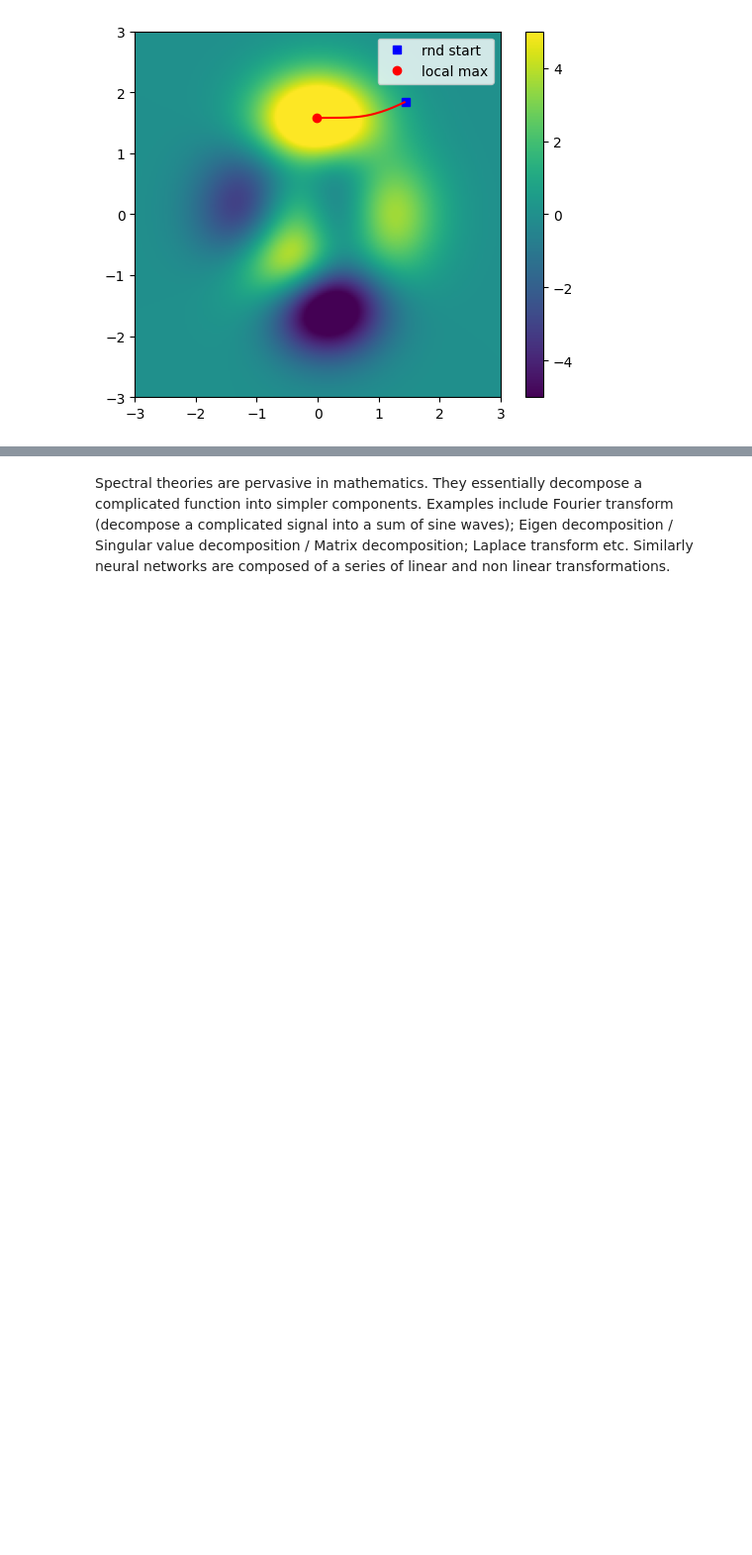
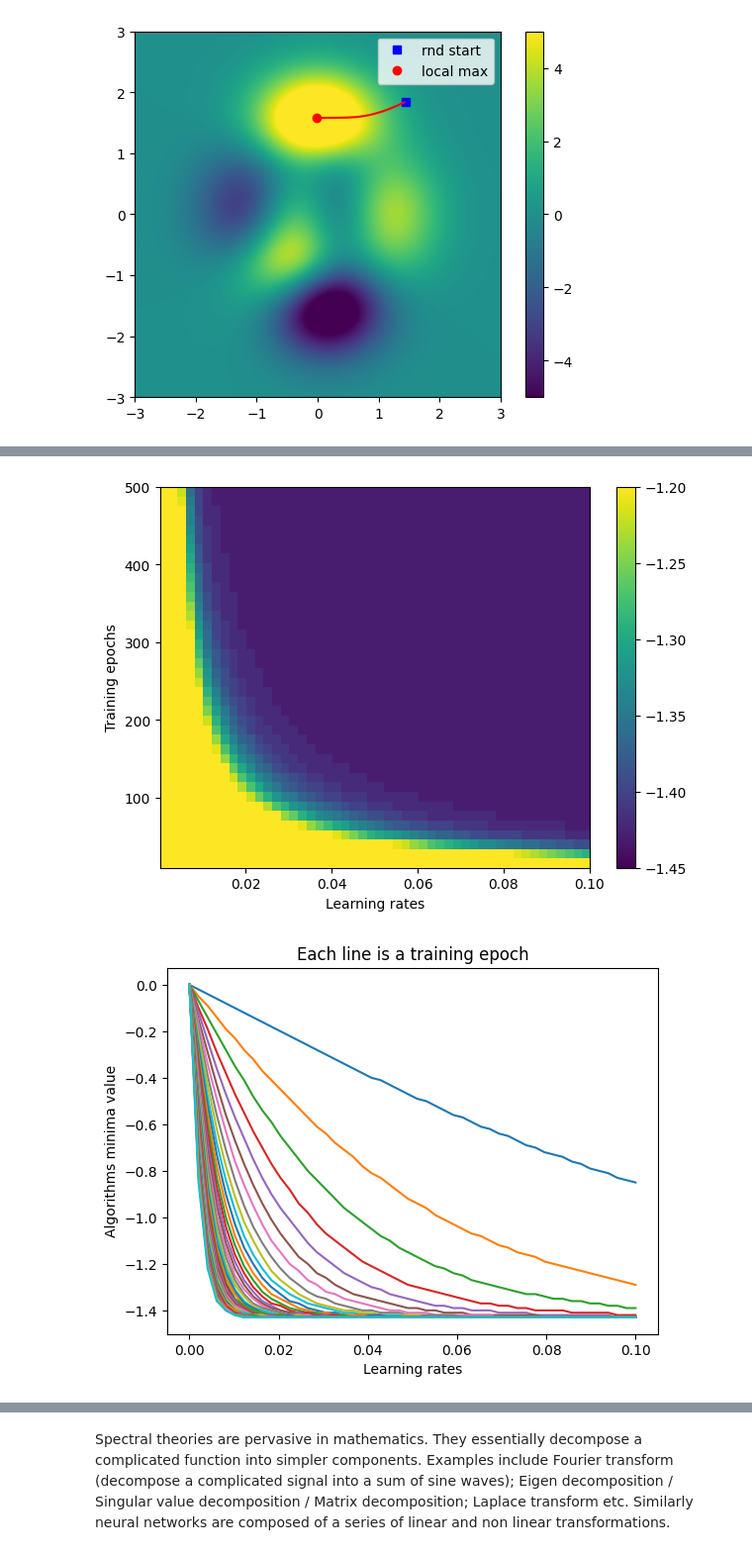
Before and after one commit to taruvaid/Fourier-Neural-Operators, a Jupyter notebook: gradient_descent.ipynb, the cells around one changed output, grey strips where cells are left out. Shown at 99% size. Cells and saved outputs as stored; diff of their text form; code cells hidden in the pictures; blank space fills up the shorter version.

```diff
--- a/gradient_descent.ipynb
+++ b/gradient_descent.ipynb
@@ -1000,0 +1167,25 @@ starting point [1.44934404 1.84983696]
+# %%
+#visualizing results
+fig,ax = plt.subplots(figsize = (7,5))
+
+plt.imshow(finalres.T,\
+           extent = [learning_rates[0],learning_rates[-1],training_epochs[0],training_epochs[-1]],\
+           aspect = 'auto',\
+           origin = 'lower',\
+           vmin = -1.45,\
+           vmax = -1.2)
+
+plt.xlabel("Learning rates")
+plt.ylabel("Training epochs")
+plt.colorbar()
+plt.show()
+
+#alternate visual
+plt.plot(learning_rates,finalres)
+plt.xlabel("Learning rates")
+plt.ylabel("Algorithms minima value")
+plt.title("Each line is a training epoch")
+plt.show()
+# %% [output]
+[figure, added]
+[figure, added]
```
Also changed, not shown: parts of 11 cells of this notebook.
